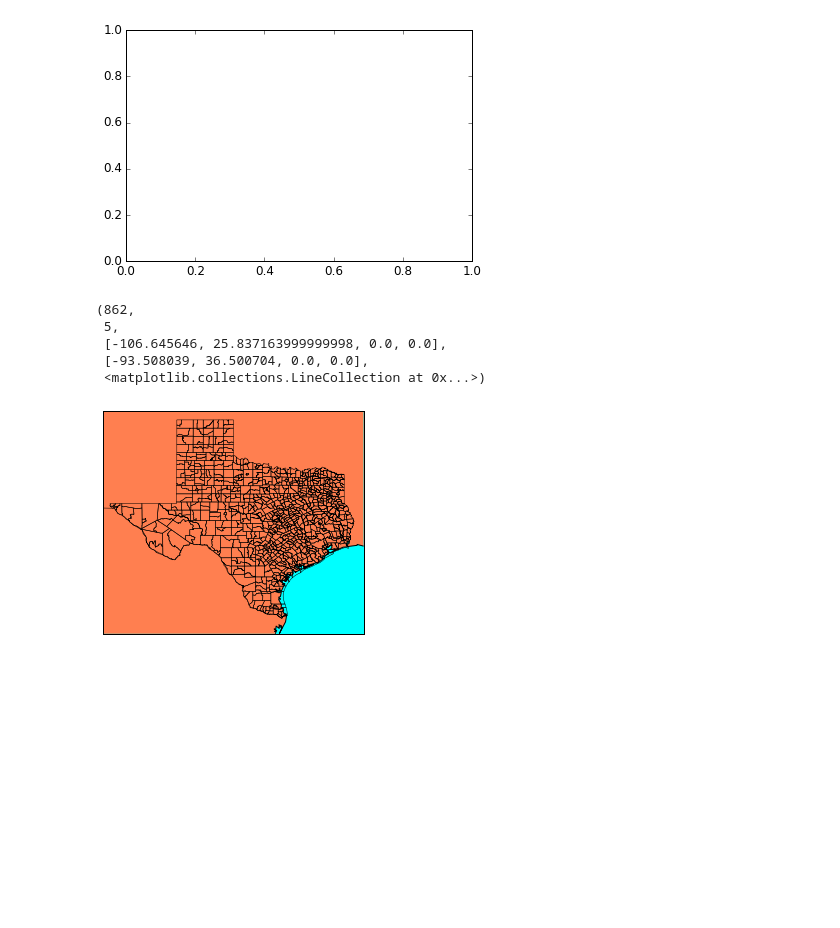
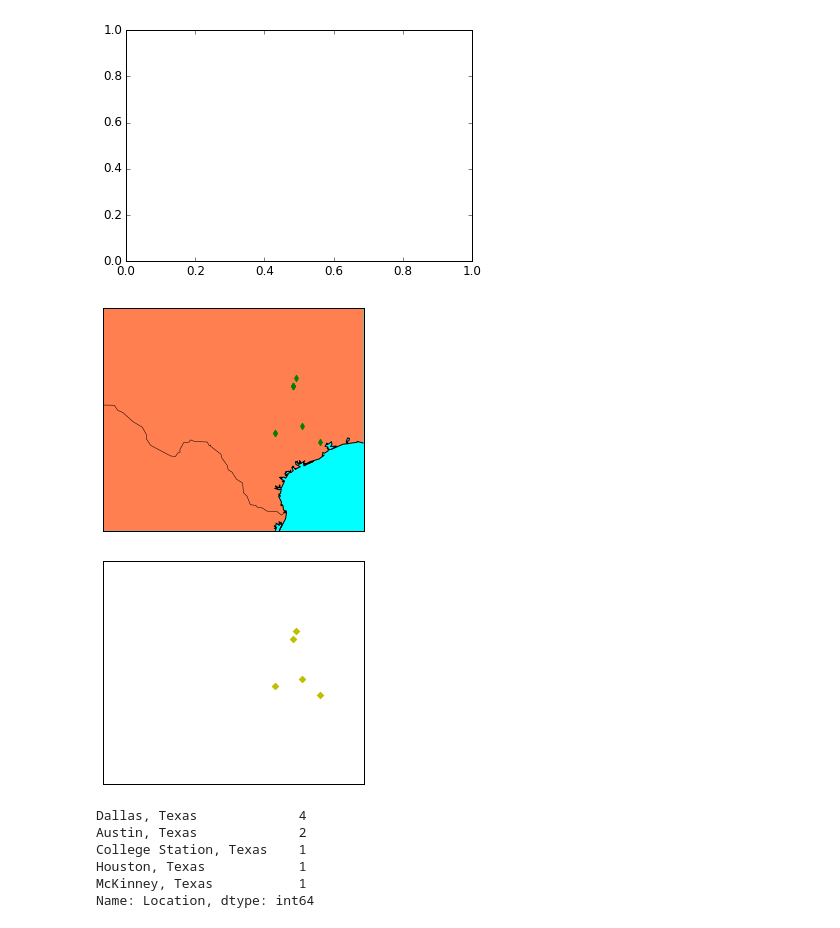
Before and after one commit to randirl17/SciFiMap, a Jupyter notebook: MakeAMap.ipynb, the cells around one changed output. Cells and saved outputs as stored; diff of their text form; code cells hidden in the pictures; blank space fills up the shorter version.

```diff
--- a/MakeAMap.ipynb
+++ b/MakeAMap.ipynb
@@ -21,15 +26,13 @@ lllat = 25; urlat = 37; lllon = -107; urlon = -93
 # %%
 map = Basemap(lon_0=(urlon+lllon)/2, lat_0=(urlat+lllat)/2,
             llcrnrlat=lllat, urcrnrlat=urlat,llcrnrlon=lllon,urcrnrlon=urlon,resolution='l')
 map.drawmapboundary(fill_color='aqua')
-map.fillcontinents(color='coral',lake_color='aqua')
+map.fillcontinents(color='coral',lake_color='aqua',zorder=0)
 map.drawcoastlines()
 map.drawcountries()
-map.readshapefile('./tl_2013_48_cousub/tl_2013_48_cousub', 'counties')
+#map.readshapefile('./tl_2013_48_cousub/tl_2013_48_cousub', 'counties')
+x, y = map(lons,lats)
+map.scatter(x,y,marker='d',color='g')
+plt.show()
 # %% [output]
-(862,
- 5,
- [-106.645646, 25.837163999999998, 0.0, 0.0],
- [-93.508039, 36.500704, 0.0, 0.0],
- <matplotlib.collections.LineCollection at 0x...>)
-[figure, old version]
+[figure, new version]
@@ -35,0 +50,5 @@ map.readshapefile('./tl_2013_48_cousub/tl_2013_48_cousub', 'counties')
+# %%
+map.scatter(x,y,marker='D',color='y',s=20)
+plt.show()
+# %% [output]
+[figure, added]
@@ -35,0 +57,9 @@ map.readshapefile('./tl_2013_48_cousub/tl_2013_48_cousub', 'counties')
+# %%
+plotdata
+# %% [output]
+Dallas, Texas             4
+Austin, Texas             2
+College Station, Texas    1
+Houston, Texas            1
+McKinney, Texas           1
+Name: Location, dtype: int64
```
Also changed, not shown: parts of 15 cells of this notebook, 2 other files.
